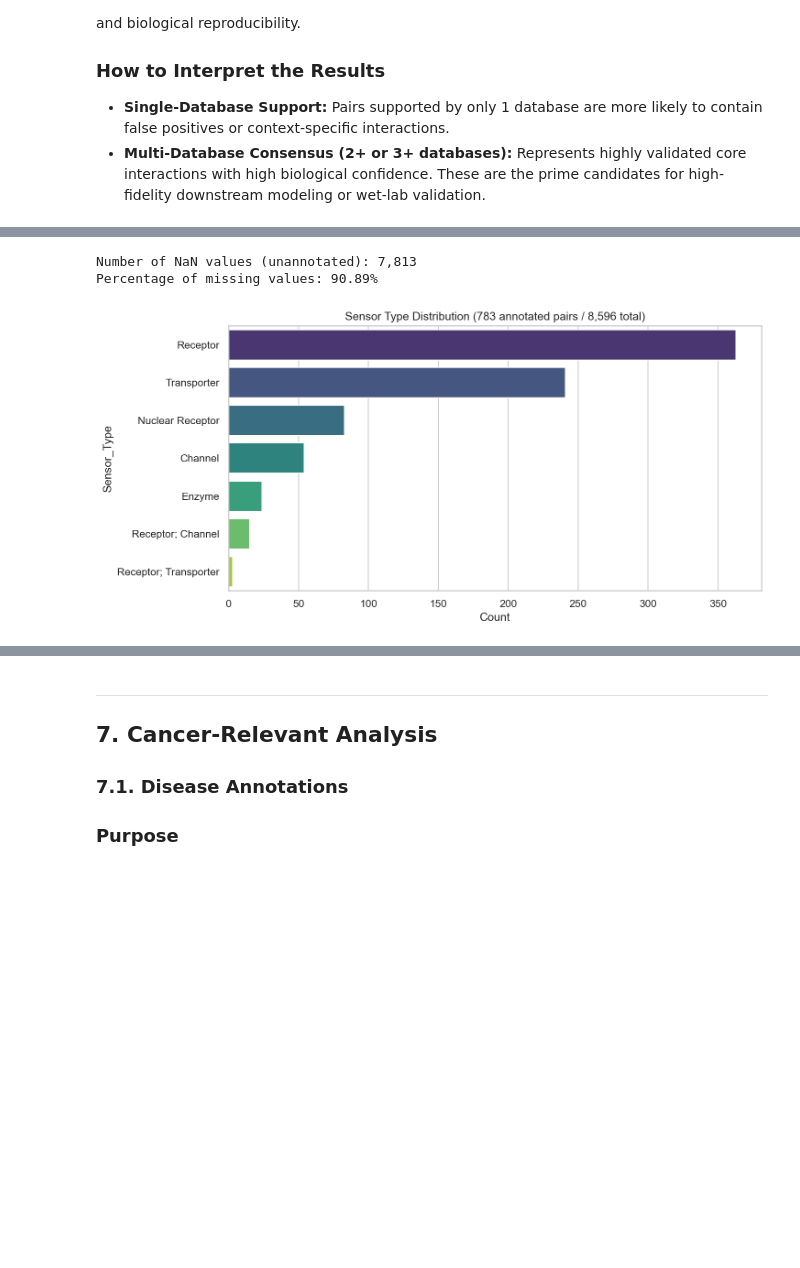
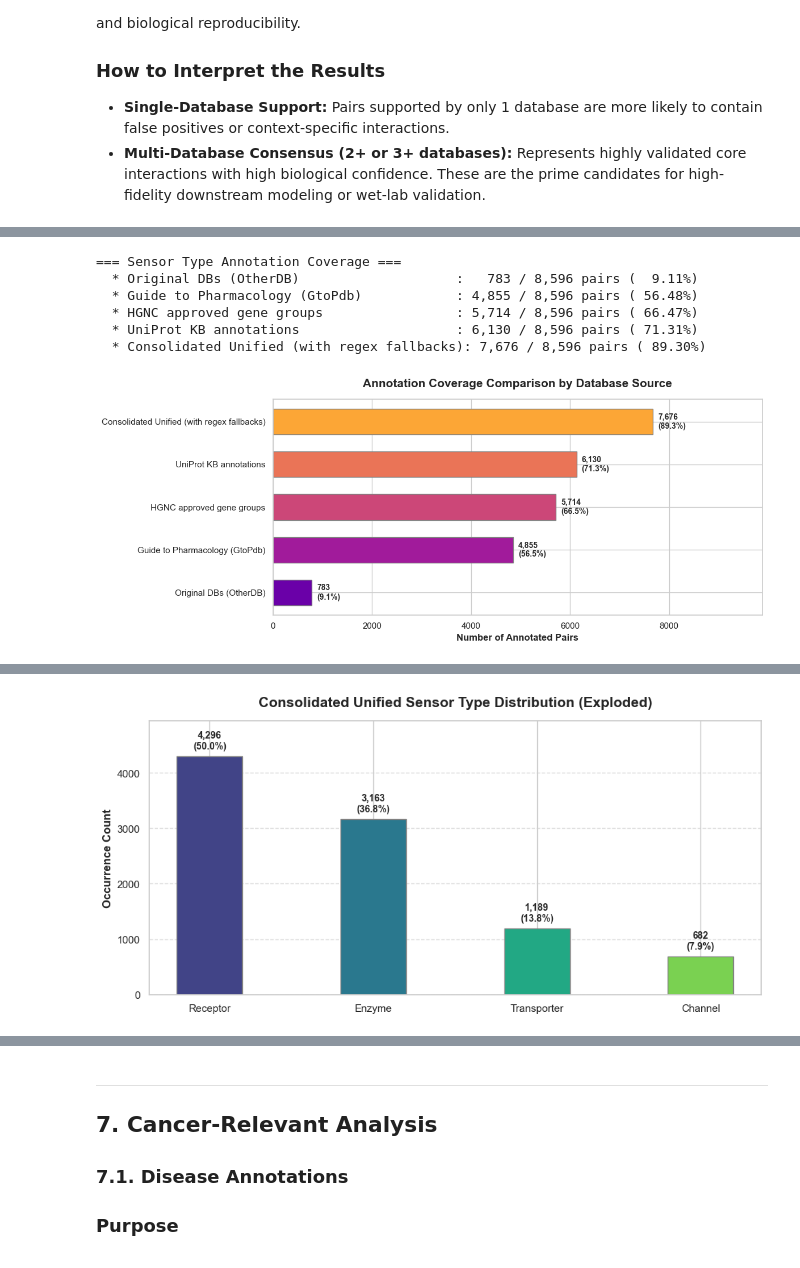
Before and after one commit to sakuramaezonoYCU/metabConnectomeDB, a Jupyter notebook: scripts/metab_targetPair_analysis.ipynb, the cells around one changed output, grey strips where cells are left out. Cells and saved outputs as stored; diff of their text form; code cells hidden in the pictures; blank space fills up the shorter version.

```diff
--- a/scripts/metab_targetPair_analysis.ipynb
+++ b/scripts/metab_targetPair_analysis.ipynb
@@ -494,17 +546,69 @@ To categorize the functional roles of target proteins (Receptors, Enzymes, Trans
 # %%
-st = df['Sensor_Type'].value_counts(dropna=False)
-nan_count = df['Sensor_Type'].isna().sum()
-nan_percentage = df['Sensor_Type'].isna().mean() * 100
+# 1. Print Coverage Comparison
+print("=== Sensor Type Annotation Coverage ===")
+cols_to_check = {
+    "OtherDB_Sensor_Type": "Original DBs (OtherDB)",
+    "GtoPdb_Sensor_Type": "Guide to Pharmacology (GtoPdb)",
+    "HGNC_Sensor_Type": "HGNC approved gene groups",
+    "UniProt_Sensor_Type": "UniProt KB annotations",
+    "Sensor_Type": "Consolidated Unified (with regex fallbacks)"
+}
 
-print(f"Number of NaN values (unannotated): {nan_count:,}")
-print(f"Percentage of missing values: {nan_percentage:.2f}%")
+coverage_data = {}
+for col, label in cols_to_check.items():
+    if col in df.columns:
+        cnt = df[col].notna().sum()
+        pct = (cnt / len(df)) * 100
+        print(f"  * {label:42}: {cnt:5,} / {len(df):5,} pairs ({pct:6.2f}%)")
+        coverage_data[label] = cnt
+    else:
+        print(f"  * {label:42}: Column '{col}' not found!")
 
-st = df['Sensor_Type'].value_counts(dropna=True)
+# 2. Visualize Coverage Comparison
+plt.figure(figsize=(12, 5))
+cov_series = pd.Series(coverage_data).sort_values(ascending=True)
+colors_cov = plt.cm.get_cmap('plasma')(np.linspace(0.2, 0.8, len(cov_series)))
+bars = plt.barh(cov_series.index, cov_series.values, color=colors_cov, edgecolor='gray', height=0.6)
+plt.title('Annotation Coverage Comparison by Database Source', fontweight='bold', fontsize=15, pad=15)
+plt.xlabel('Number of Annotated Pairs', fontweight='bold', fontsize=12)
+plt.xlim(0, len(df) * 1.15)
+for bar in bars:
+    width = bar.get_width()
+    plt.text(width + 100, bar.get_y() + bar.get_height()/2, f"{width:,}\n({width/len(df)*100:.1f}%)",
+             va='center', ha='left', fontsize=10, fontweight='bold')
+plt.tight_layout()
+plt.show()
+
+# 3. Explode and count multi-valued consolidated Sensor_Type values
+sensor_elements = []
+for val in df['Sensor_Type'].dropna():
+    parts = [p.strip() for p in str(val).split(',') if p.strip()]
+    sensor_elements.extend(parts)
+
+st_counts = pd.Series(sensor_elements).value_counts()
+print("\n=== Consolidated Unified Sensor Type Distribution (exploded multi-values) ===")
+for cat, count in st_counts.items():
+    print(f"  * {cat:12}: {count:5,} occurrences ({count/len(df)*100:6.2f}%)")
+
+# 4. Plot Unified Sensor Type Distribution
 plt.figure(figsize=(10, 5))
-sns.barplot(x=st.values, y=st.index, palette='viridis', hue=st.index, legend=False)
-plt.title(f'Sensor Type Distribution ({st.sum():,} annotated pairs / {len(df):,} total)')
-plt.xlabel('Count'); plt.show()
+colors_dist = sns.color_palette('viridis', len(st_counts))
+bars_dist = plt.bar(st_counts.index, st_counts.values, color=colors_dist, edgecolor='gray', width=0.4)
+plt.title(f'Consolidated Unified Sensor Type Distribution (Exploded)', fontweight='bold', fontsize=15, pad=15)
+plt.ylabel('Occurrence Count', fontweight='bold', fontsize=12)
+plt.ylim(0, max(st_counts.values) * 1.15)
+for bar in bars_dist:
+    yval = bar.get_height()
+    plt.text(bar.get_x() + bar.get_width()/2, yval + 100, f"{yval:,}\n({yval/len(df)*100:.1f}%)",
+             va='bottom', ha='center', fontsize=10, fontweight='bold')
+plt.grid(axis='y', linestyle='--', alpha=0.7)
+plt.tight_layout()
+plt.show()
 # %% [output]
-Number of NaN values (unannotated): 7,813
-Percentage of missing values: 90.89%
+=== Sensor Type Annotation Coverage ===
+  * Original DBs (OtherDB)                    :   783 / 8,596 pairs (  9.11%)
+  * Guide to Pharmacology (GtoPdb)            : 4,855 / 8,596 pairs ( 56.48%)
+  * HGNC approved gene groups                 : 5,714 / 8,596 pairs ( 66.47%)
+  * UniProt KB annotations                    : 6,130 / 8,596 pairs ( 71.31%)
+  * Consolidated Unified (with regex fallbacks): 7,676 / 8,596 pairs ( 89.30%)
-[figure, old version]
+[figure, new version]
@@ -511,3 +620,4 @@ Percentage of missing values: 90.89%
+[figure, added]
 # %% [markdown]
 ### 5.2. Enzyme Product/Substrate Relationships
 
```
Also changed, not shown: parts of 24 cells of this notebook, 22 other files.
